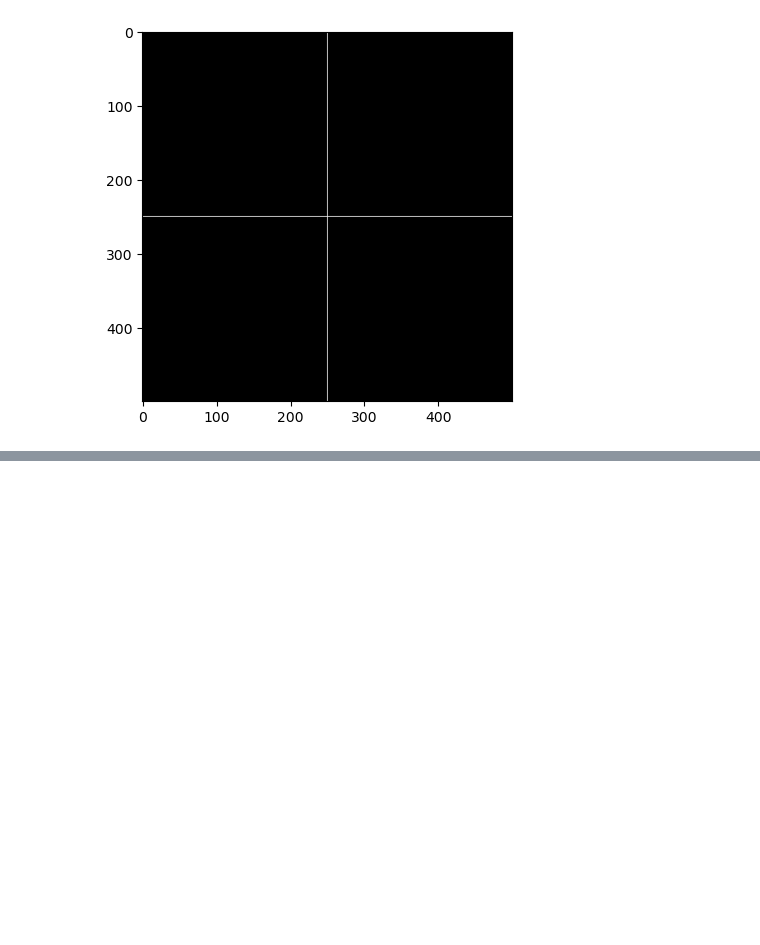
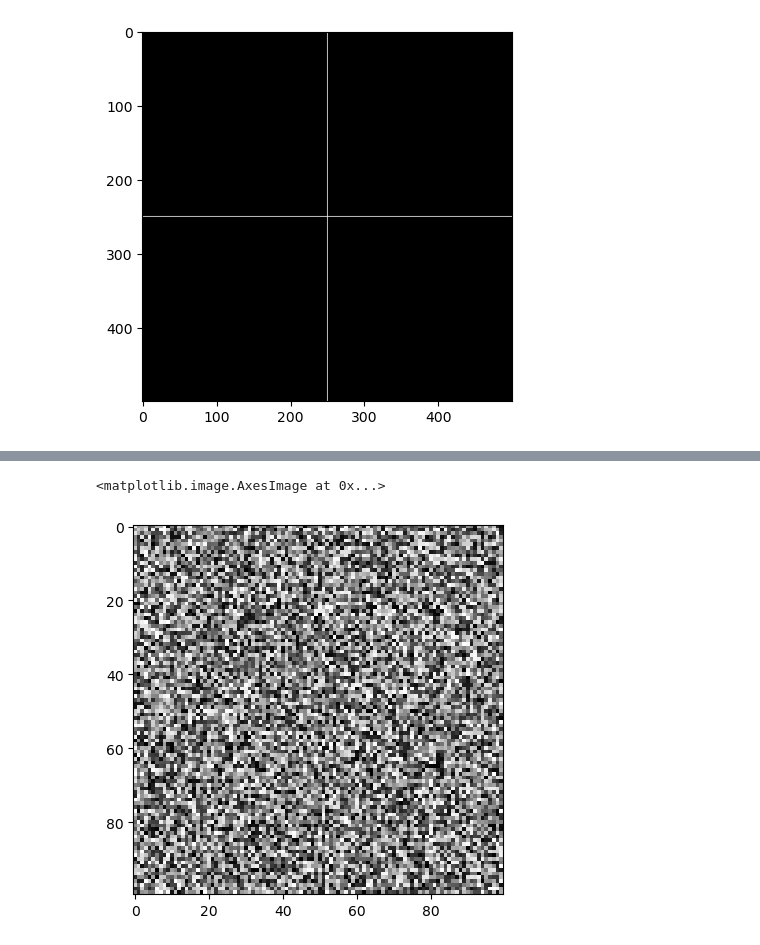
Before and after one commit to DAI-ai-code/NLP-CV, a Jupyter notebook: CV/day1/1_basics.ipynb, the cells around one changed output, grey strips where cells are left out. Drawn from its saved outputs; the diff is of its cells as text; code cells hidden in the pictures; blank space fills up the shorter version.

```diff
--- a/CV/day1/1_basics.ipynb
+++ b/CV/day1/1_basics.ipynb
@@ -101,0 +116,11 @@ plt.imshow(imgz, cmap='gray');
+# %%
+img_sam = np.zeros([10000], dtype=np.uint8)
+# %%
+for i in range(10000):
+    img_sam[i] = np.random.randint(0, 255)
+# %%
+img_sam = img_sam.reshape(100, 100)
+plt.imshow(img_sam, cmap='gray')
+# %% [output]
+<matplotlib.image.AxesImage at 0x...>
+[figure, added]
```
Also changed, not shown: parts of 5 cells of this notebook.
